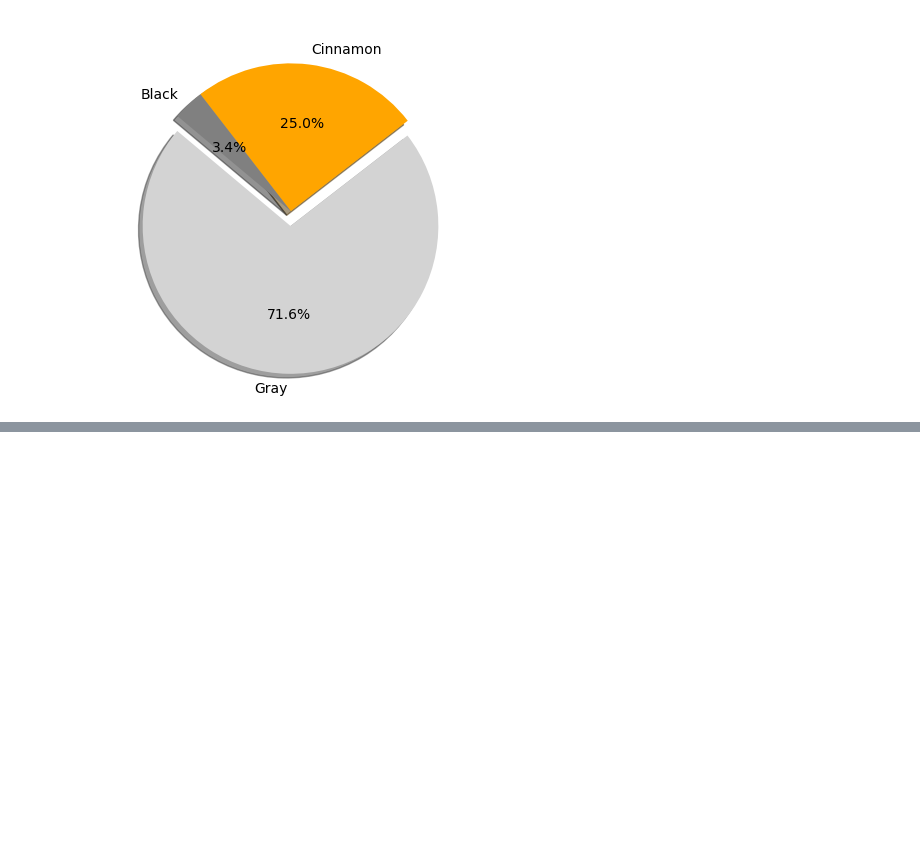
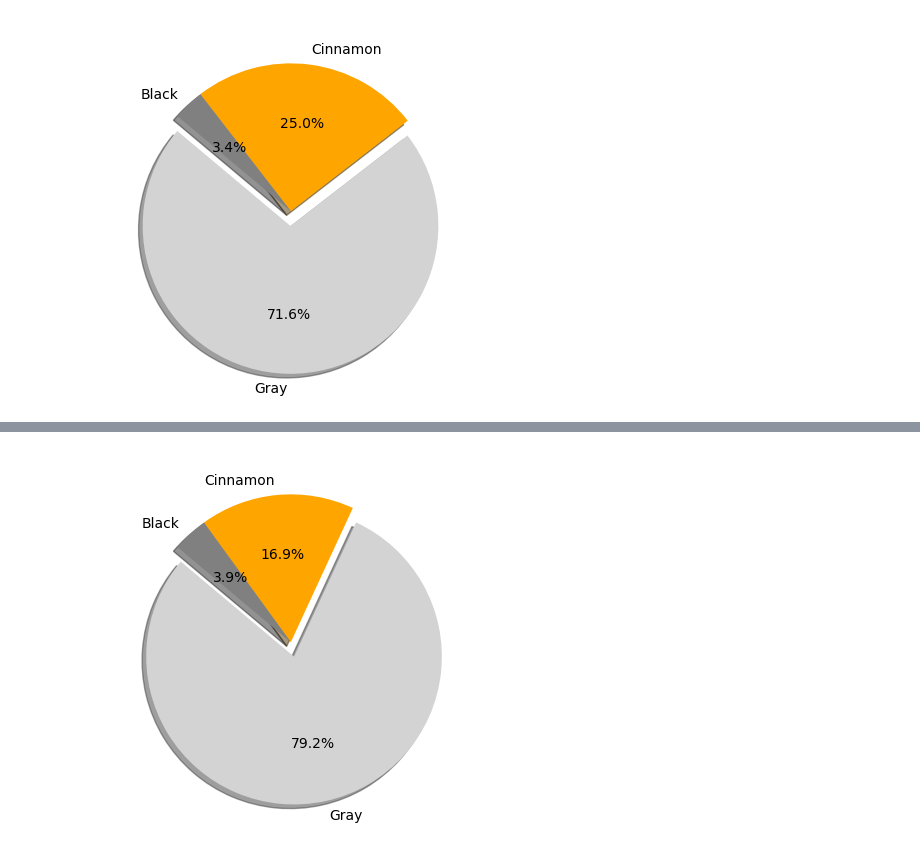
Before and after one commit to brown016340/Project-1, a Jupyter notebook: SquirrelBehaviorGraphs.ipynb, the cells around one changed output, grey strips where cells are left out. Saved outputs shown, nothing was run; the diff lists cells and outputs as text; code cells hidden in the pictures; blank space fills up the shorter version.

```diff
--- a/SquirrelBehaviorGraphs.ipynb
+++ b/SquirrelBehaviorGraphs.ipynb
@@ -88,4 +88,11 @@ plt.show()
 # %% [output]
 [figure]
 # %%
-# Make the map
+# Narrow down DF to rows where a given behavior is True
+# In this case, lets narrow it to where Tail Flags is True
+flags = squirrel_df[squirrel_df["Tail flags"] == True]
+
+# Reset Index
+flags = flags.reset_index(drop=True)
+
+flags.head()
@@ -92,2 +107,4 @@ plt.show()
 # %%
-# Plot the points for where Approaches is true
+# What is the breakdown of the number of squirrels with each fur color that flagged their tail?
+flags_df = pd.DataFrame(flags["Primary Fur Color"].value_counts())
+flags_df
@@ -93,0 +117,13 @@ plt.show()
+# %%
+# Lets make a pie chart for the ones that flagged, breaking it down by color
+labels = ["Gray", "Cinnamon", "Black"]
+sizes = flags_df["count"]
+colors = ["lightgray", "orange", "grey"]
+explode = (0.1, 0, 0)
+
+plt.pie(sizes, explode=explode, labels=labels, colors=colors,
+        autopct="%1.1f%%", shadow=True, startangle=140)
+
+plt.show()
+# %% [output]
+[figure, added]
```
Also changed, not shown: parts of 6 cells of this notebook, 1 other file.
